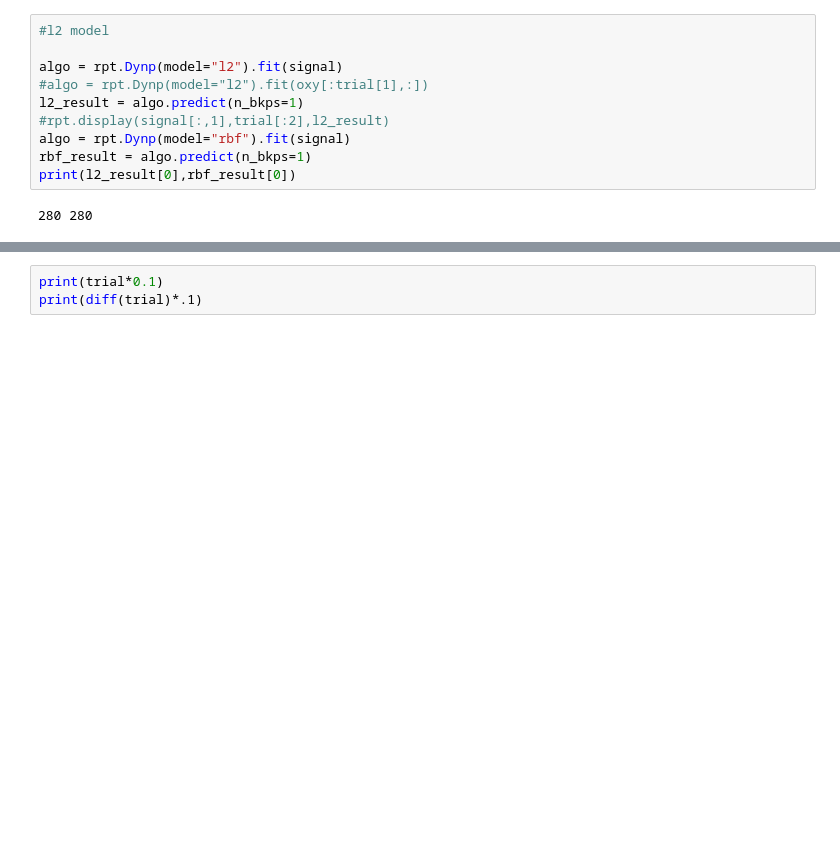
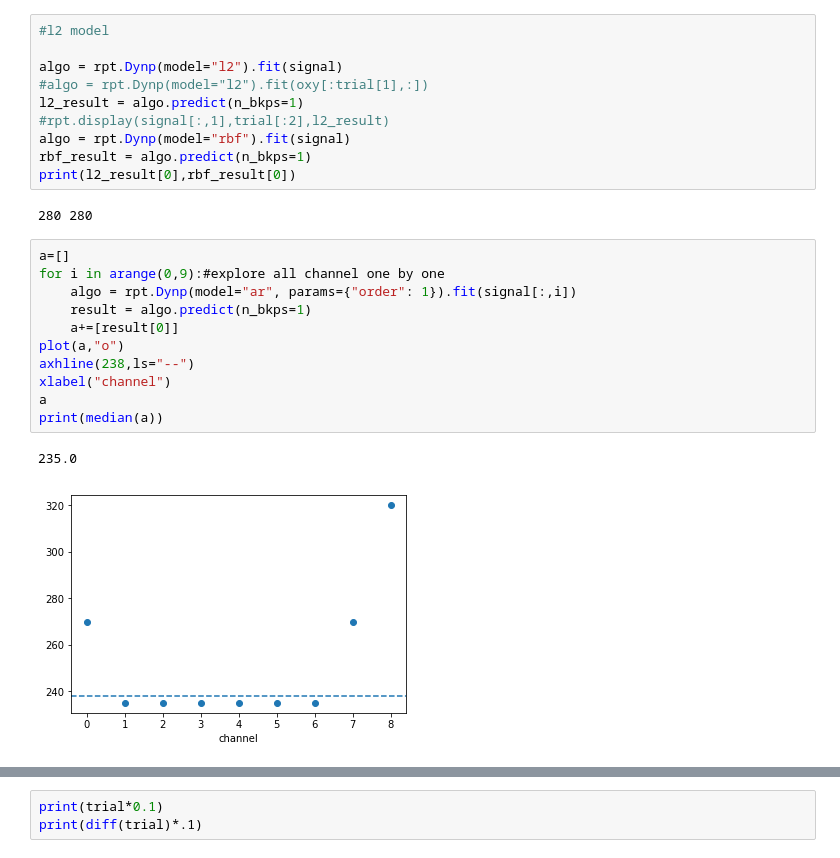
Before and after one commit to g-torr/data-driven, a Jupyter notebook: changepoint.ipynb, the cells around one changed output, grey strips where cells are left out. Saved outputs shown, nothing was run; the diff lists cells and outputs as text; blank space fills up the shorter version.

```diff
--- a/changepoint.ipynb
+++ b/changepoint.ipynb
@@ -116,6 +113,20 @@ rbf_result = algo.predict(n_bkps=1)
 print(l2_result[0],rbf_result[0])
 # %% [output]
 280 280
+# %%
+a=[]
+for i in arange(0,9):#explore all channel one by one
+    algo = rpt.Dynp(model="ar", params={"order": 1}).fit(signal[:,i])
+    result = algo.predict(n_bkps=1)
+    a+=[result[0]]
+plot(a,"o")
+axhline(238,ls="--")
+xlabel("channel")
+a
+print(median(a))
+# %% [output]
+235.0
+[figure, added]
 # %%
 figure(figsize=(4,3))
 signal=oxy[:trial[1],roi1+roi2+roi3]
```
Also changed, not shown: parts of 4 cells of this notebook, 2 other files.
